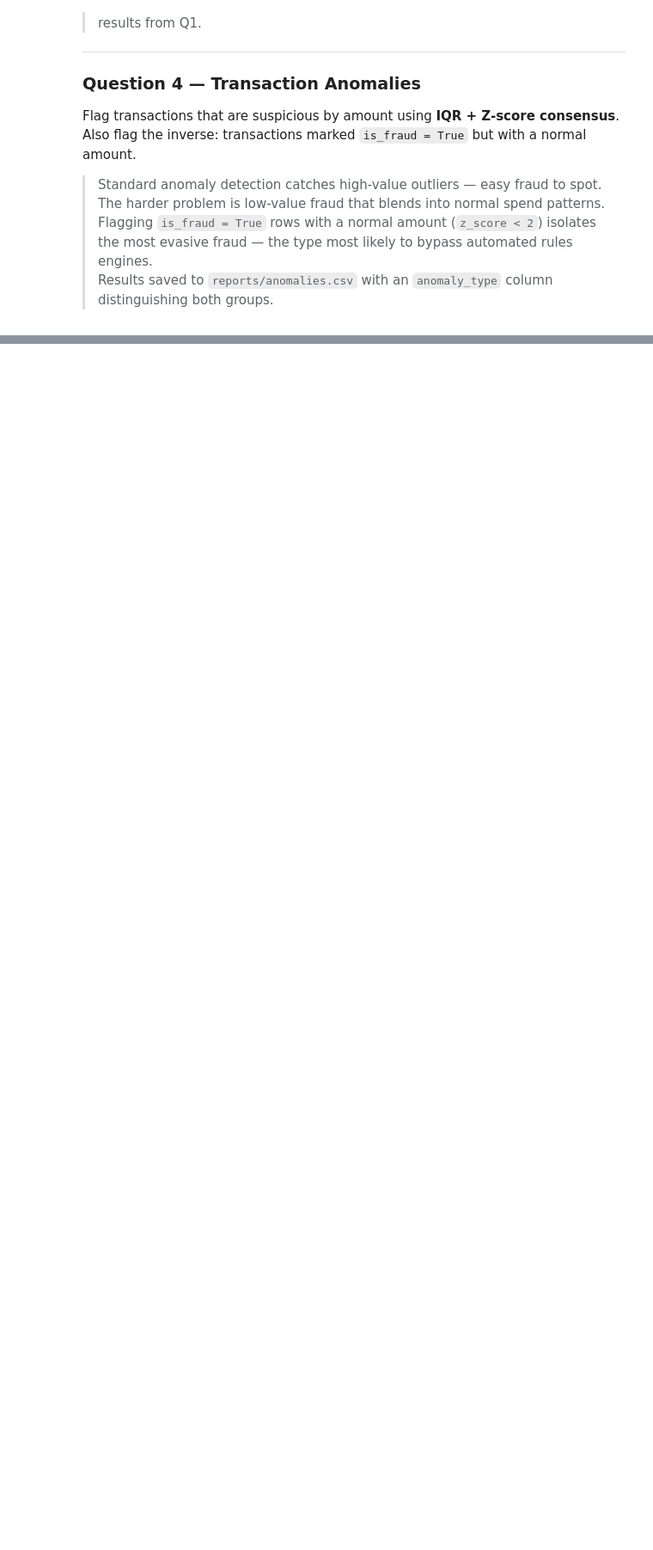
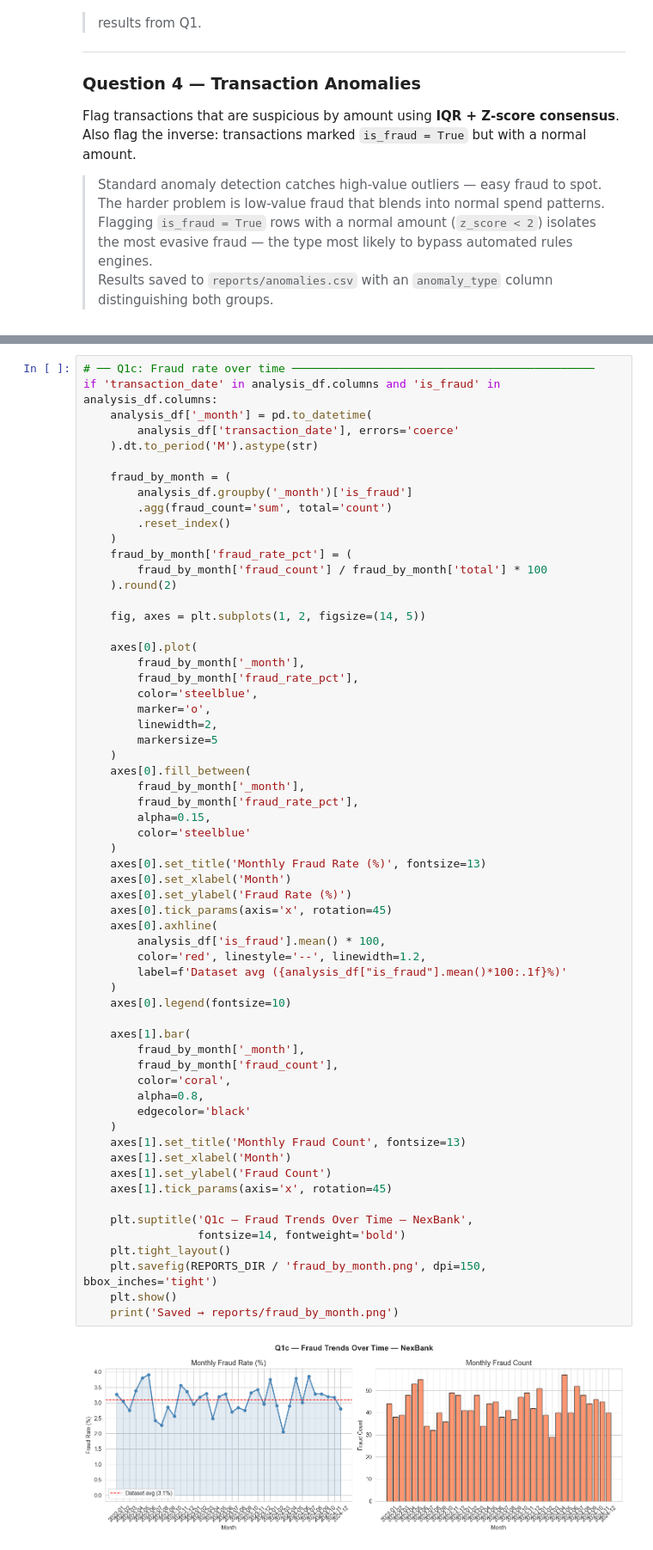
Before and after one commit to samuadesina/nexbank-analytics, a Jupyter notebook: notebooks/01_eda_exploration.ipynb, the cells around one changed output, grey strips where cells are left out. Shown at 86% size. Drawn from its saved outputs; the diff is of its cells as text; blank space fills up the shorter version.

```diff
--- a/notebooks/01_eda_exploration.ipynb
+++ b/notebooks/01_eda_exploration.ipynb
@@ -128,0 +405,63 @@ print(f'  Memory:        {p["memory_mb"]} MB')
+# %%
+# ── Q1c: Fraud rate over time ─────────────────────────────────────────────
+if 'transaction_date' in analysis_df.columns and 'is_fraud' in analysis_df.columns:
+    analysis_df['_month'] = pd.to_datetime(
+        analysis_df['transaction_date'], errors='coerce'
+    ).dt.to_period('M').astype(str)
+
+    fraud_by_month = (
+        analysis_df.groupby('_month')['is_fraud']
+        .agg(fraud_count='sum', total='count')
+        .reset_index()
+    )
+    fraud_by_month['fraud_rate_pct'] = (
+        fraud_by_month['fraud_count'] / fraud_by_month['total'] * 100
+    ).round(2)
+
+    fig, axes = plt.subplots(1, 2, figsize=(14, 5))
+
+    axes[0].plot(
+        fraud_by_month['_month'],
+        fraud_by_month['fraud_rate_pct'],
+        color='steelblue',
+        marker='o',
+        linewidth=2,
+        markersize=5
+    )
+    axes[0].fill_between(
+        fraud_by_month['_month'],
+        fraud_by_month['fraud_rate_pct'],
+        alpha=0.15,
+        color='steelblue'
+    )
+    axes[0].set_title('Monthly Fraud Rate (%)', fontsize=13)
+    axes[0].set_xlabel('Month')
+    axes[0].set_ylabel('Fraud Rate (%)')
+    axes[0].tick_params(axis='x', rotation=45)
+    axes[0].axhline(
+        analysis_df['is_fraud'].mean() * 100,
+        color='red', linestyle='--', linewidth=1.2,
+        label=f'Dataset avg ({analysis_df["is_fraud"].mean()*100:.1f}%)'
+    )
+    axes[0].legend(fontsize=10)
+
+    axes[1].bar(
+        fraud_by_month['_month'],
+        fraud_by_month['fraud_count'],
+        color='coral',
+        alpha=0.8,
+        edgecolor='black'
+    )
+    axes[1].set_title('Monthly Fraud Count', fontsize=13)
+    axes[1].set_xlabel('Month')
+    axes[1].set_ylabel('Fraud Count')
+    axes[1].tick_params(axis='x', rotation=45)
+
+    plt.suptitle('Q1c — Fraud Trends Over Time — NexBank',
+                 fontsize=14, fontweight='bold')
+    plt.tight_layout()
+    plt.savefig(REPORTS_DIR / 'fraud_by_month.png', dpi=150, bbox_inches='tight')
+    plt.show()
+    print('Saved → reports/fraud_by_month.png')
+# %% [output]
+[figure, added]
```
Also changed, not shown: parts of 10 cells of this notebook.
